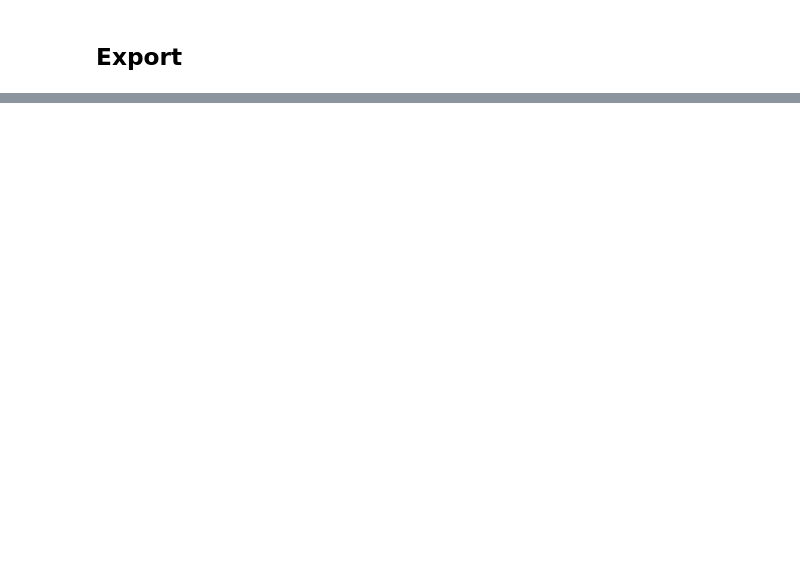
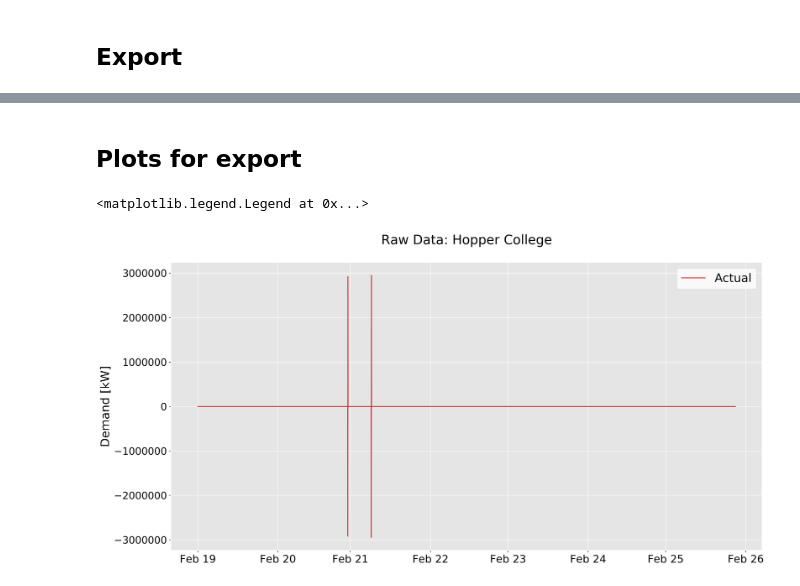
Before and after one commit to kevinkoste/university-load-forecasting, a Jupyter notebook: preprocessing/elec_pipeline.ipynb, the cells around one changed output, grey strips where cells are left out. Drawn from its saved outputs; the diff is of its cells as text; code cells hidden in the pictures; blank space fills up the shorter version.

```diff
--- a/preprocessing/elec_pipeline.ipynb
+++ b/preprocessing/elec_pipeline.ipynb
@@ -41,6 +41,9 @@ raw = raw.reindex(index=correct_dt)
 
 # rename columns
 raw.columns = buildingnames
+# %%
+# create "raw" demand dataframe for plotting later on
+raw_plots = raw.diff().drop(raw.index[0])
 # %%
 # remove impossible outliers based on negative percent change
 raw_head = raw.iloc[0]
@@ -230,0 +198,22 @@ dense.iloc[0:4] = demand_head.drop('320Temple',axis=1)
+# %% [markdown]
+## Plots for export
+# %%
+fig, ax = plt.subplots(nrows=1,ncols=1,figsize=(18,9),dpi=400)
+
+plt.title('Raw Data: Hopper College\n',size=22)
+
+ax.plot(raw_plots.index,raw_plots['Hopper'].values,color='tab:red',label='Actual')
+ax.set_ylabel('Demand [kW]',color='k',size=20)
+# ax.set_ylim(550,1200)
+# ax.set_xlim('2018-02-19 00:00:00', '2018-02-26 00:00:00')
+
+ax.tick_params(axis='y',colors='k',labelsize=17)
+ax.tick_params(axis='x',colors='k',labelsize=18)
+
+# x_tick_labels = ['Feb 19','Feb 20','Feb 21','Feb 22','Feb 23','Feb 24','Feb 25','Feb 26']
+# ax.set_xticklabels(x_tick_labels)
+
+# fig.savefig('../figures/sarima_bestweek.png', bbox_inches='tight')
+# %% [output]
+<matplotlib.legend.Legend at 0x...>
+[figure, added]
```
Also changed, not shown: parts of 10 cells of this notebook, 9 other files.
